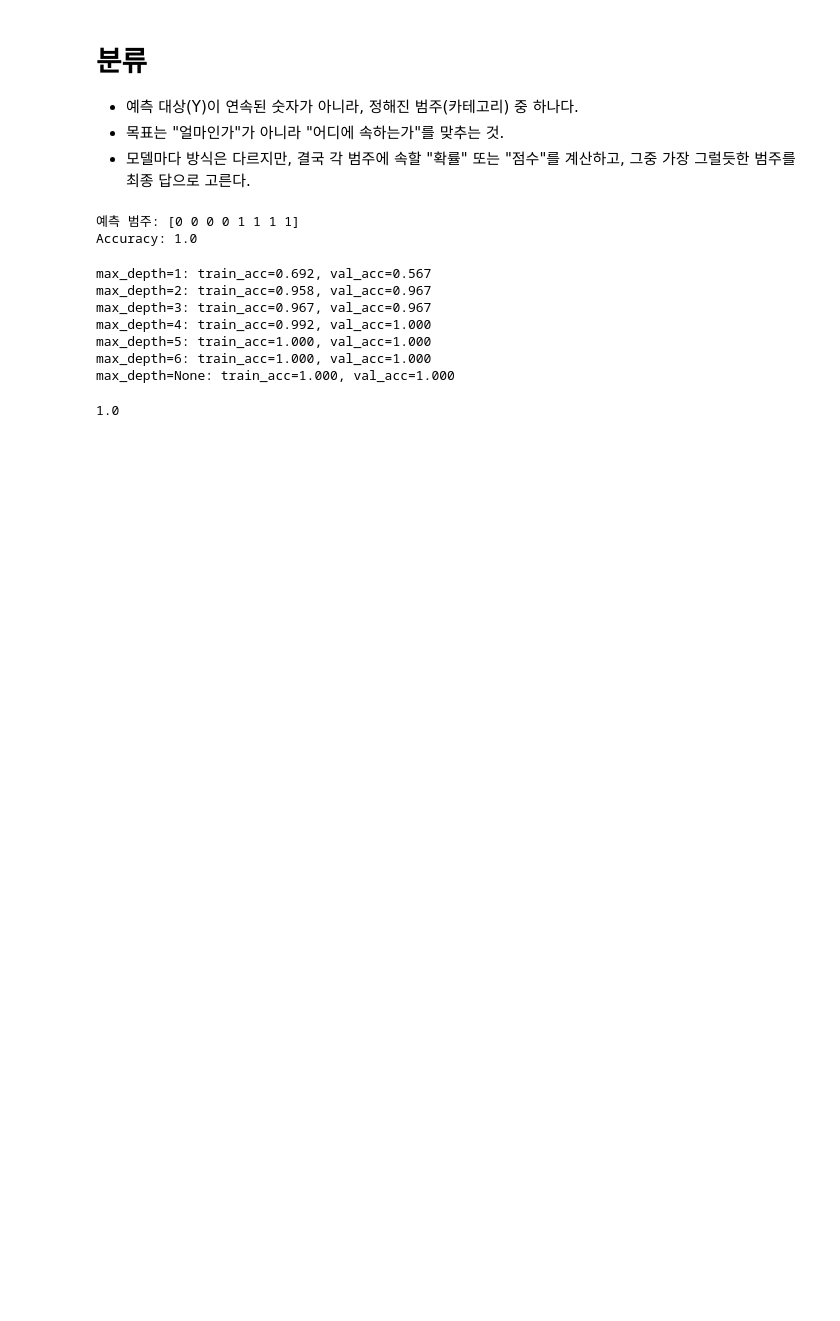
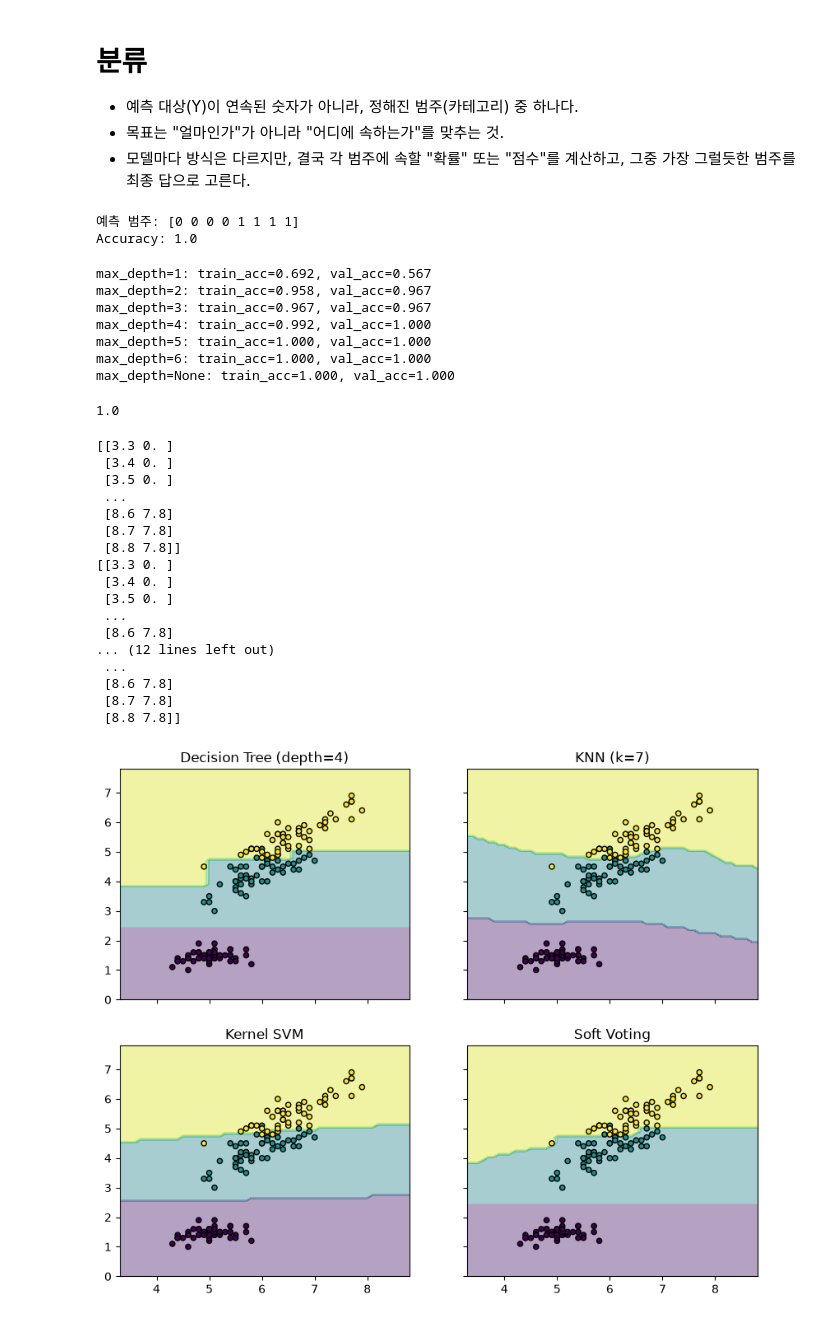
Before and after one commit to rush020114/workspace, a Jupyter notebook: next_ai/chapter05/classification.ipynb, the cells around one changed output. Drawn from its saved outputs; the diff is of its cells as text; code cells hidden in the pictures; blank space fills up the shorter version.

Commit message:
study soft model

```diff
--- a/next_ai/chapter05/classification.ipynb
+++ b/next_ai/chapter05/classification.ipynb
@@ -181,6 +181,77 @@ def var_importance(best_model):
 
     # 학습된 모델들 중 최적의 모델에 사용된 독립변수의 중요도
     return best_model.feature_importances_
+# %%
+import numpy as np
+import matplotlib.pyplot as plt
+
+from sklearn import datasets
+from sklearn.tree import DecisionTreeClassifier
+from sklearn.neighbors import KNeighborsClassifier
+from sklearn.svm import SVC
+from sklearn.ensemble import VotingClassifier
+
+iris = datasets.load_iris()
+X = iris.data[:, [0, 2]] # 시각화 위해 두 컬럼만
+y = iris.target
+# soft voting을 위한 모델 초기화
+clf1 = DecisionTreeClassifier(max_depth=4)
+clf2 = KNeighborsClassifier(n_neighbors=7)
+clf3 = SVC(gamma=.1, kernel='rbf', probability=True)
+
+# 따로 만들어진 모델을 하나의 투표하는 모델로 만들기
+eclf = VotingClassifier(
+  estimators=[('dt', clf1), ('knn', clf2), ('svc', clf3)], # 모델 넣기
+  voting='soft', # 투표 방식
+  weights=[2, 1, 2] # 각 모델의 신뢰 정도를 정하기(높을수록 더 신뢰한다는 뜻)
+)
+
+clf1.fit(X, y)
+clf2.fit(X, y)
+clf3.fit(X, y)
+eclf.fit(X, y) # 내부적으로 세 개의 모델을 다 학습
+
+x_min, x_max = X[:, 0].min() - 1, X[:, 0].max() + 1 # 특성1의 범위
+y_min, y_mzx = X[:, 1].min() - 1, X[:, 1].max() + 1 # 특성2의 범위
+# 조합에 필요한 재료(x표, y표)"를 만들어주는 것까지고, 그 재료를 실제 좌표 쌍으로 조립하는 마지막 작업(ravel + c_)은 우리가 따로 해줘야 함
+xx, yy = np.meshgrid(np.arange(x_min, x_max, 0.1), np.arange(y_min, y_mzx, 0.1))
+
+# 2 * 2의 그래프 생성
+# figsize: 10, 8인치로 고정(화면이 작아보일 때 설정하면 됨)
+# sharex, y: X, Y축을 공유하고 각 영역의 최대 최소 만큼 다른 영역도 확대되어 표기된다.
+f, axarr = plt.subplots(2, 2, sharex='col', sharey='row', figsize=(10, 8))
+
+for idx, clf, tt in zip(
+  ([0, 0], [0, 1], [1, 0], [1, 1]),
+  [clf1, clf2, clf3, eclf],
+  ['Decision Tree (depth=4)', 'KNN (k=7)', 'Kernel SVM', 'Soft Voting']
+):
+  print(np.c_[xx.ravel(), yy.ravel()])
+  Z = clf.predict(np.c_[xx.ravel(), yy.ravel()])
+  Z = Z.reshape(xx.shape)
+
+  axarr[idx[0], idx[1]].contourf(xx, yy, Z, alpha=0.4)
+  axarr[idx[0], idx[1]].scatter(X[:, 0], X[:, 1], c=y, s=20, edgecolor='k')
+  axarr[idx[0], idx[1]].set_title(tt)
+# %% [output]
+[[3.3 0. ]
+ [3.4 0. ]
+ [3.5 0. ]
+ ...
+ [8.6 7.8]
+ [8.7 7.8]
+ [8.8 7.8]]
+[[3.3 0. ]
+ [3.4 0. ]
+ [3.5 0. ]
+ ...
+ [8.6 7.8]
+... (12 lines left out)
+ ...
+ [8.6 7.8]
+ [8.7 7.8]
+ [8.8 7.8]]
+[figure, added]
 # %%
 # 결론: 회귀든 분류든, 모델의 목표는 결국 하나다.
 #      진짜 패턴(신호 - 예: 회귀의 실제 곡선, 분류의 U자 같은 비단조 관계)은 정확히 잡아내고,
```
